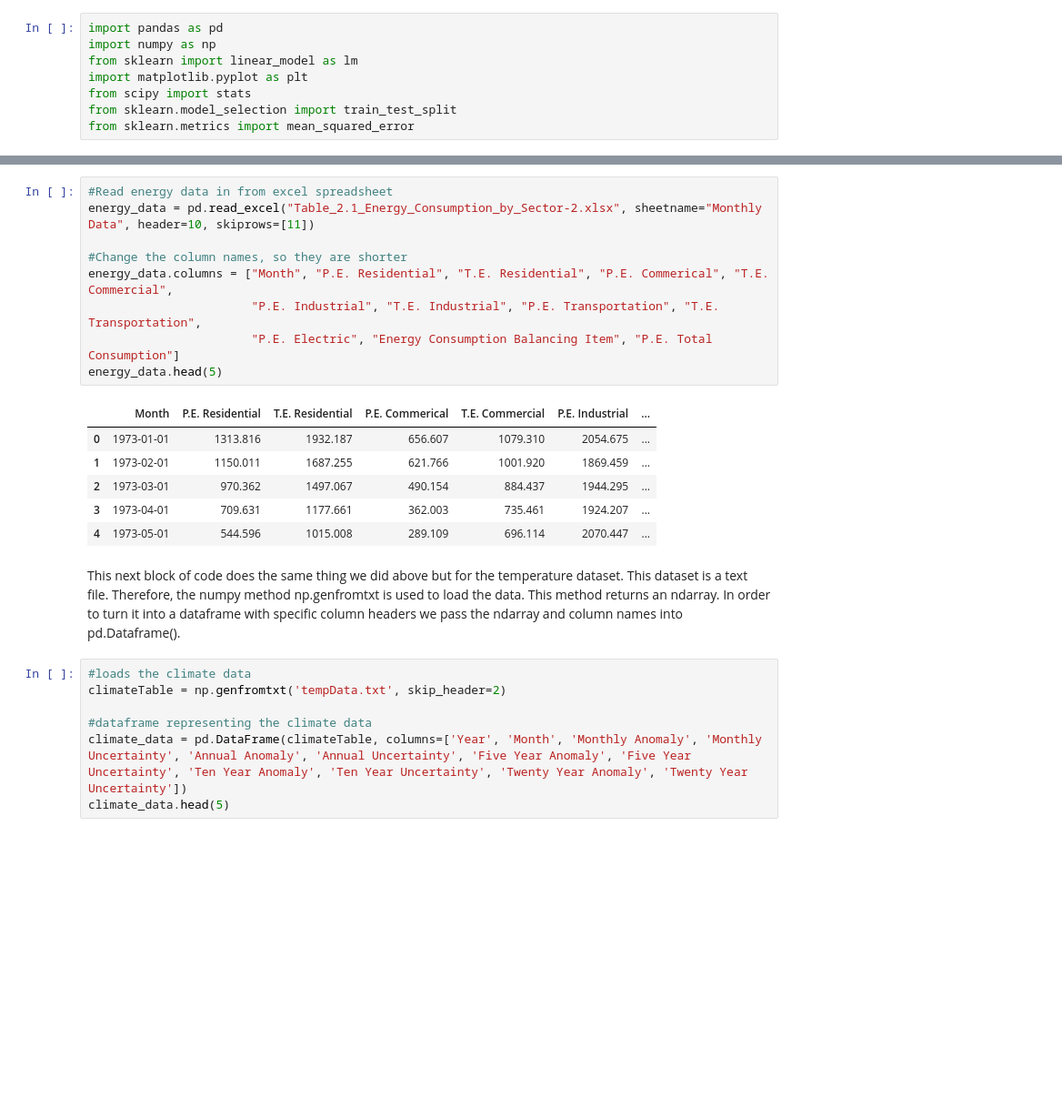
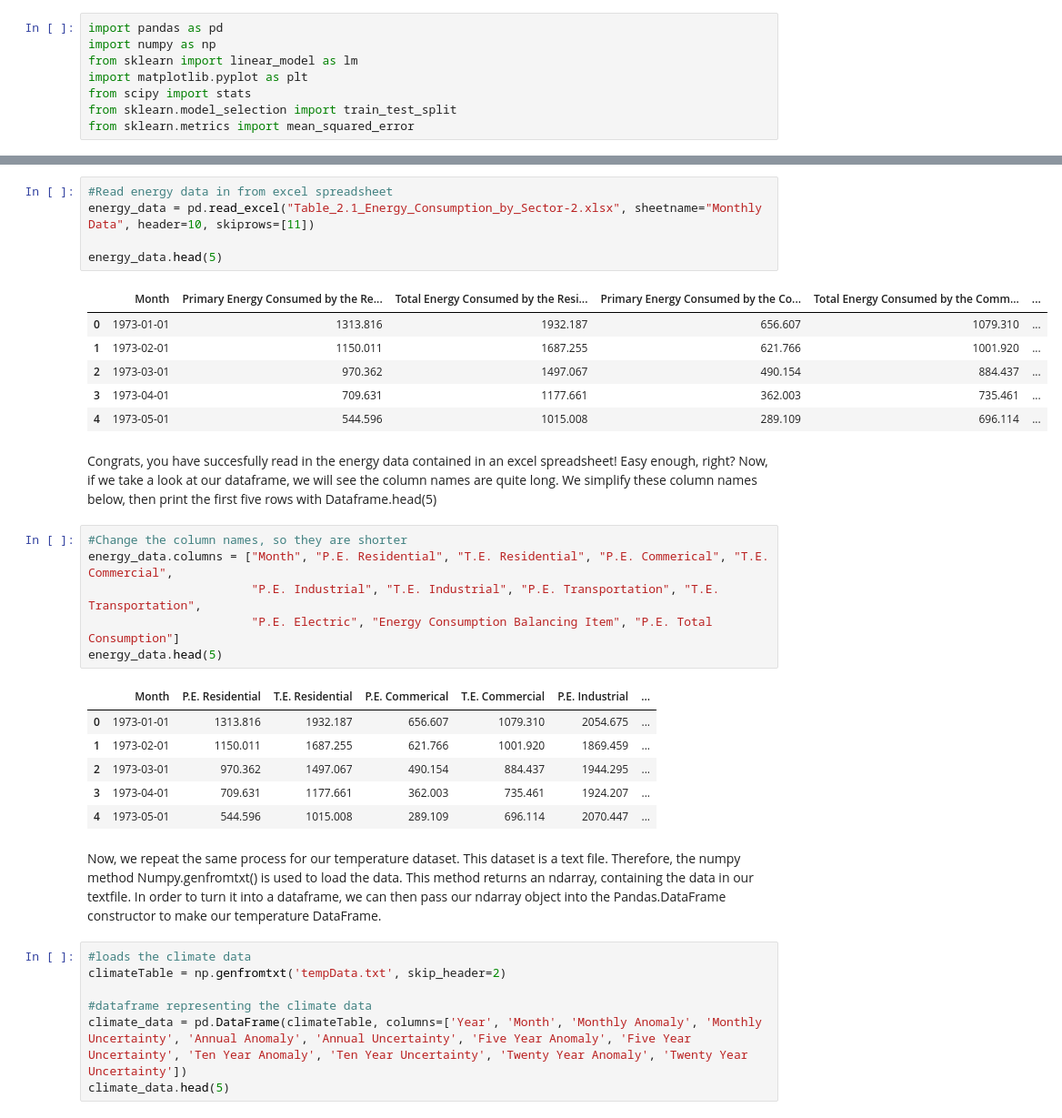
Before and after one commit to kylesaggar97/kylesaggar97.github.io, a Jupyter notebook: DataScience_Tutorial/DataScience_Tutorial.ipynb, the cells around one changed output, grey strips where cells are left out. Shown at 91% size. Saved outputs shown, nothing was run; the diff lists cells and outputs as text; blank space fills up the shorter version.

Commit message:
Added new text to tutorial

```diff
--- a/DataScience_Tutorial/DataScience_Tutorial.ipynb
+++ b/DataScience_Tutorial/DataScience_Tutorial.ipynb
@@ -37,7 +39,18 @@ from sklearn.metrics import mean_squared_error
+# %%
+#Read energy data in from excel spreadsheet
+energy_data = pd.read_excel("Table_2.1_Energy_Consumption_by_Sector-2.xlsx", sheetname="Monthly Data", header=10, skiprows=[11])
+
+energy_data.head(5)
+# %% [output]
+|  | Month | Primary Energy Consumed by the Re... | Total Energy Consumed by the Resi... | Primary Energy Consumed by the Co... | Total Energy Consumed by the Comm... | ... |
+| 0 | 1973-01-01 | 1313.816 | 1932.187 | 656.607 | 1079.310 | ... |
+| 1 | 1973-02-01 | 1150.011 | 1687.255 | 621.766 | 1001.920 | ... |
+| 2 | 1973-03-01 | 970.362 | 1497.067 | 490.154 | 884.437 | ... |
+| 3 | 1973-04-01 | 709.631 | 1177.661 | 362.003 | 735.461 | ... |
+| 4 | 1973-05-01 | 544.596 | 1015.008 | 289.109 | 696.114 | ... |
+# %% [markdown]
+<p1>Congrats, you have succesfully read in the energy data contained in an excel spreadsheet!  Easy enough, right?  Now, if we take a look at our dataframe, we will see the column names are quite long.  We simplify these column names below, then print the first five rows with Dataframe.head(5)</p1>
 # %%
-#Read energy data in from excel spreadsheet
-energy_data = pd.read_excel("Table_2.1_Energy_Consumption_by_Sector-2.xlsx", sheetname="Monthly Data", header=10, skiprows=[11])
-
 #Change the column names, so they are shorter
 energy_data.columns = ["Month", "P.E. Residential", "T.E. Residential", "P.E. Commerical", "T.E. Commercial",
                        "P.E. Industrial", "T.E. Industrial", "P.E. Transportation", "T.E. Transportation",
@@ -51,7 +64,7 @@ energy_data.head(5)
 | 3 | 1973-04-01 | 709.631 | 1177.661 | 362.003 | 735.461 | 1924.207 | ... |
 | 4 | 1973-05-01 | 544.596 | 1015.008 | 289.109 | 696.114 | 2070.447 | ... |
 # %% [markdown]
-<p1>This next block of code does the same thing we did above but for the temperature dataset. This dataset is a text file. Therefore, the numpy method np.genfromtxt is used to load the data. This method returns an ndarray. In order to turn it into a dataframe with specific column headers we pass the ndarray and column names into pd.Dataframe().</p1>
+<p1>Now, we repeat the same process for our temperature dataset. This dataset is a text file. Therefore, the numpy method Numpy.genfromtxt() is used to load the data. This method returns an ndarray, containing the data in our textfile. In order to turn it into a dataframe, we can then pass our ndarray object into the Pandas.DataFrame constructor to make our temperature DataFrame.</p1>
 # %%
 #loads the climate data
 climateTable = np.genfromtxt('tempData.txt', skip_header=2)
```
Also changed, not shown: parts of 32 cells of this notebook.
